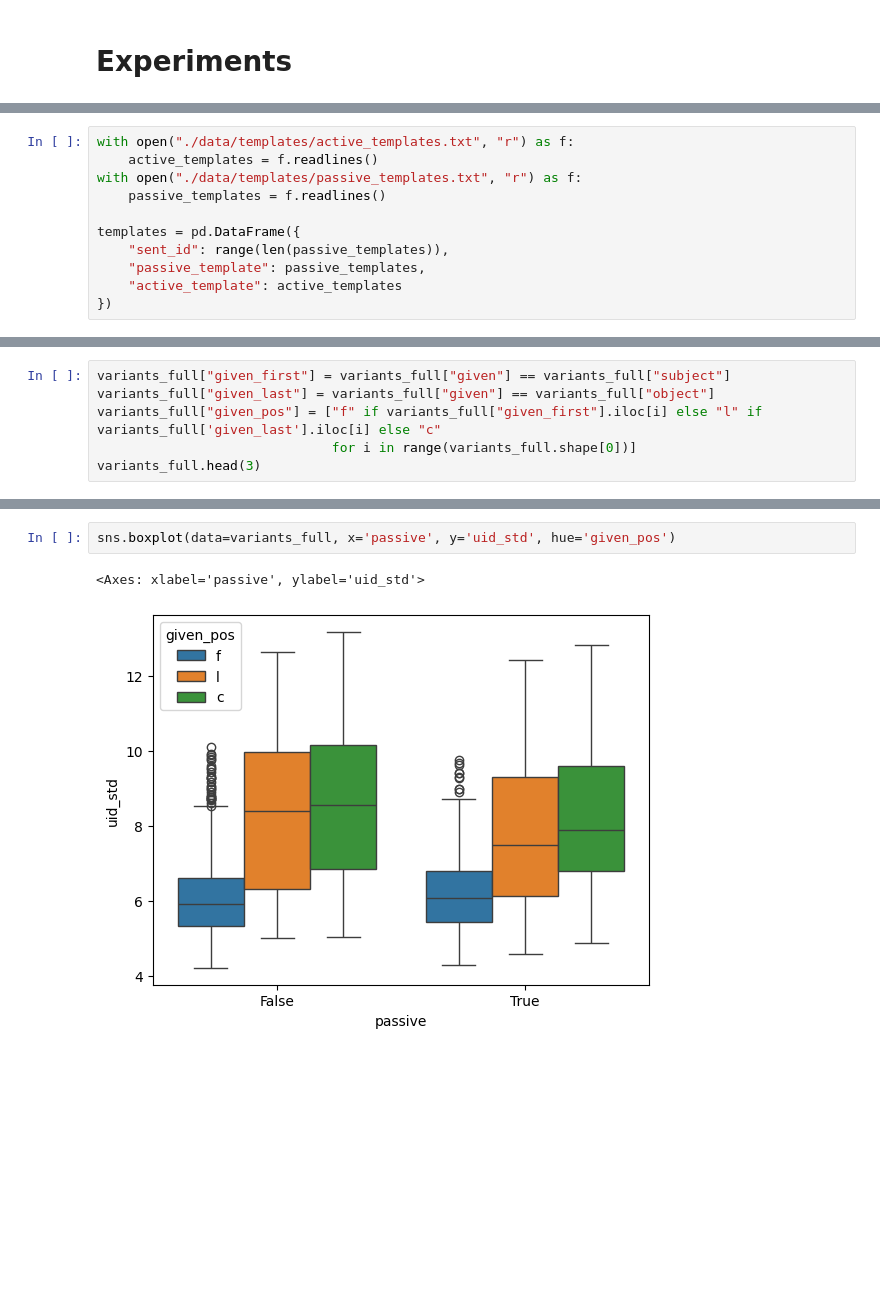
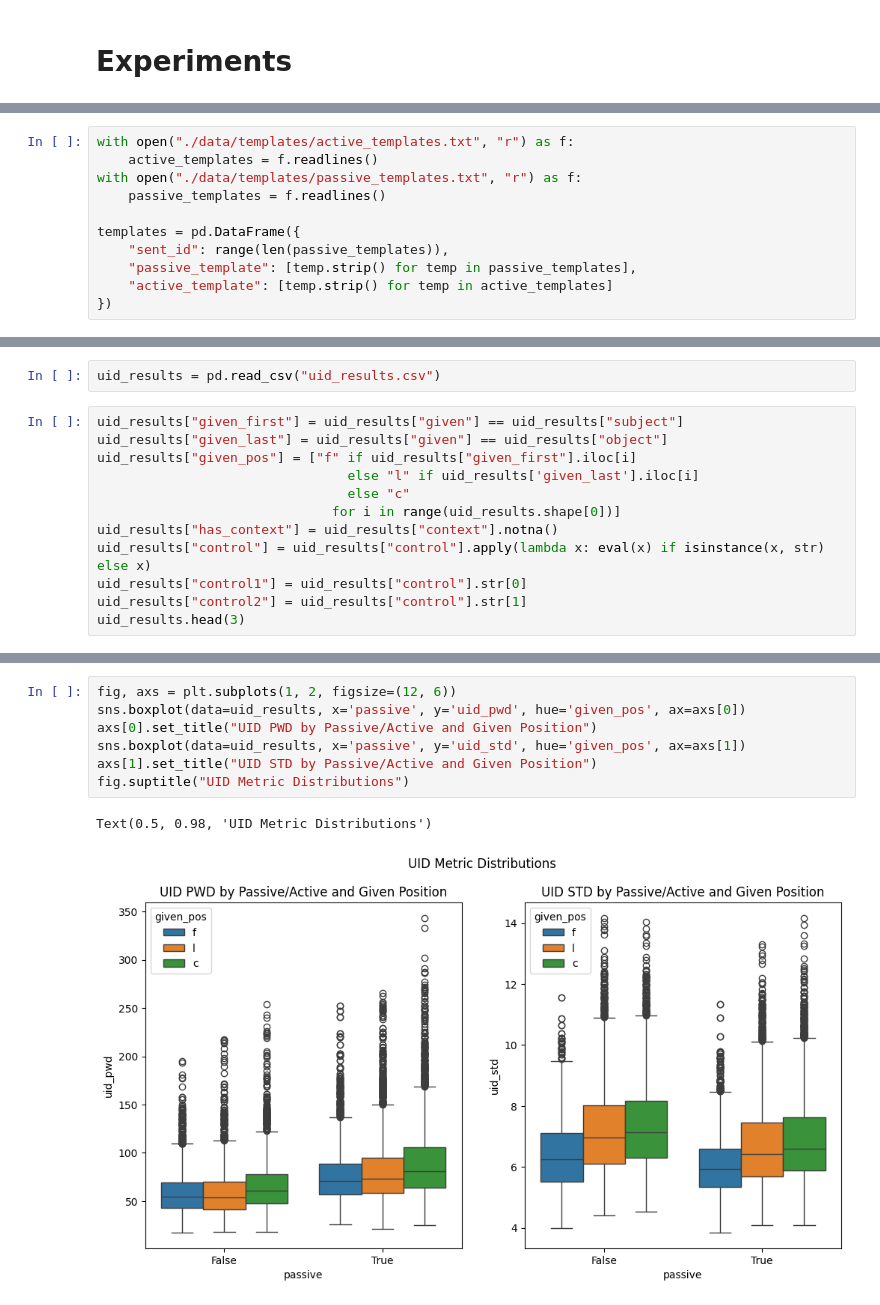
Before and after one commit to NolanChai/active-passive-alternations, a Jupyter notebook: template_experiments.ipynb, the cells around one changed output, grey strips where cells are left out. Drawn from its saved outputs; the diff is of its cells as text; blank space fills up the shorter version.

Commit message:
feat: add analysis of experimental results

```diff
--- a/template_experiments.ipynb
+++ b/template_experiments.ipynb
@@ -60,6 +61,6 @@ with open("./data/templates/passive_templates.txt", "r") as f:
 
 templates = pd.DataFrame({
     "sent_id": range(len(passive_templates)),
-    "passive_template": passive_templates,
-    "active_template": active_templates
+    "passive_template": [temp.strip() for temp in passive_templates],
+    "active_template": [temp.strip() for temp in active_templates]
 })
@@ -158,7 +205,15 @@ variants_full.head(3)
+# %%
+uid_results = pd.read_csv("uid_results.csv")
 # %%
-variants_full["given_first"] = variants_full["given"] == variants_full["subject"]
-variants_full["given_last"] = variants_full["given"] == variants_full["object"]
-variants_full["given_pos"] = ["f" if variants_full["given_first"].iloc[i] else "l" if variants_full['given_last'].iloc[i] else "c"
-                              for i in range(variants_full.shape[0])]
-variants_full.head(3)
+uid_results["given_first"] = uid_results["given"] == uid_results["subject"]
+uid_results["given_last"] = uid_results["given"] == uid_results["object"]
+uid_results["given_pos"] = ["f" if uid_results["given_first"].iloc[i]
+                                else "l" if uid_results['given_last'].iloc[i]
+                                else "c"
+                              for i in range(uid_results.shape[0])]
+uid_results["has_context"] = uid_results["context"].notna()
+uid_results["control"] = uid_results["control"].apply(lambda x: eval(x) if isinstance(x, str) else x)
+uid_results["control1"] = uid_results["control"].str[0]
+uid_results["control2"] = uid_results["control"].str[1]
+uid_results.head(3)
 # %% [output]
@@ -181,5 +244,10 @@ variants_full.groupby(['passive', 'given_pos'])[["surp_slor", "uid_std", "uid_pw
 # %%
-sns.boxplot(data=variants_full, x='passive', y='uid_std', hue='given_pos')
+fig, axs = plt.subplots(1, 2, figsize=(12, 6))
+sns.boxplot(data=uid_results, x='passive', y='uid_pwd', hue='given_pos', ax=axs[0])
+axs[0].set_title("UID PWD by Passive/Active and Given Position")
+sns.boxplot(data=uid_results, x='passive', y='uid_std', hue='given_pos', ax=axs[1])
+axs[1].set_title("UID STD by Passive/Active and Given Position")
+fig.suptitle("UID Metric Distributions")
 # %% [output]
-<Axes: xlabel='passive', ylabel='uid_std'>
+Text(0.5, 0.98, 'UID Metric Distributions')
-[figure, old version]
+[figure, new version]
```
Also changed, not shown: parts of 30 cells of this notebook, 1 other file.
